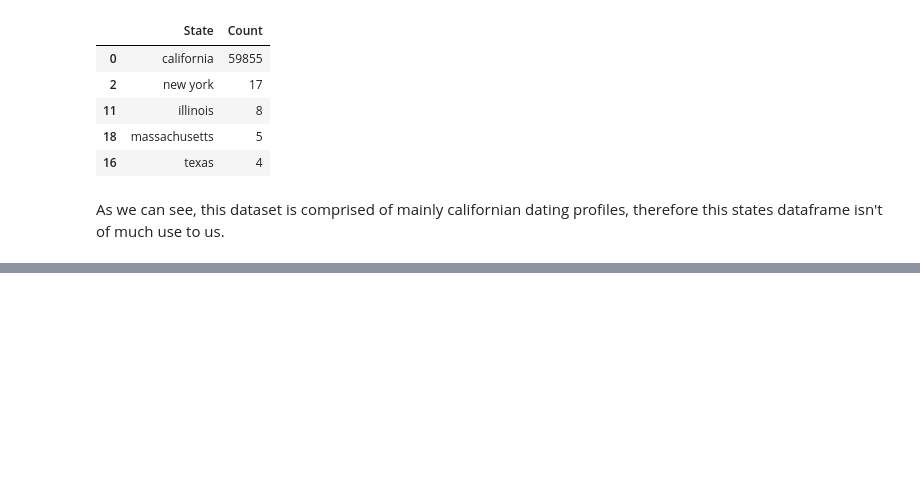
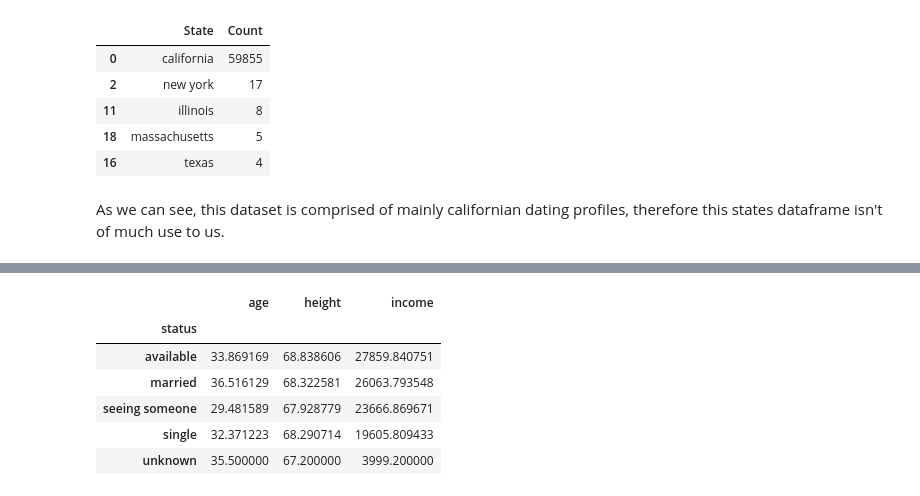
Before and after one commit to brianellis1997/DateAScientist, a Jupyter notebook: date-a-scientist.ipynb, the cells around one changed output, grey strips where cells are left out. Saved outputs shown, nothing was run; the diff lists cells and outputs as text; code cells hidden in the pictures; blank space fills up the shorter version.

```diff
--- a/date-a-scientist.ipynb
+++ b/date-a-scientist.ipynb
@@ -316,0 +378,11 @@ As we can see, this dataset is comprised of mainly californian dating profiles,
+# %%
+
+profiles.groupby('status').mean()
+# %% [output]
+|  | age | height | income |
+| status |  |  |  |
+| available | 33.869169 | 68.838606 | 27859.840751 |
+| married | 36.516129 | 68.322581 | 26063.793548 |
+| seeing someone | 29.481589 | 67.928779 | 23666.869671 |
+| single | 32.371223 | 68.290714 | 19605.809433 |
+| unknown | 35.500000 | 67.200000 | 3999.200000 |
```
Also changed, not shown: parts of 6 cells of this notebook.
